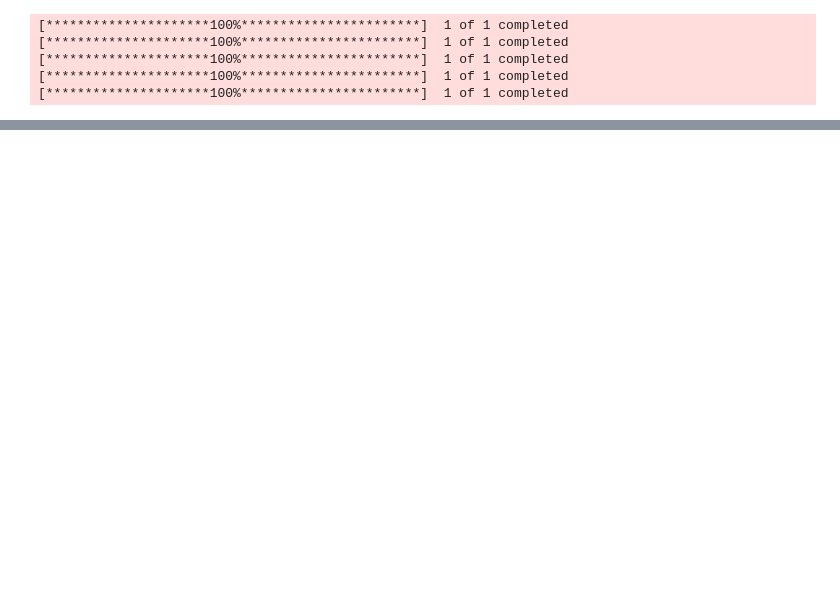
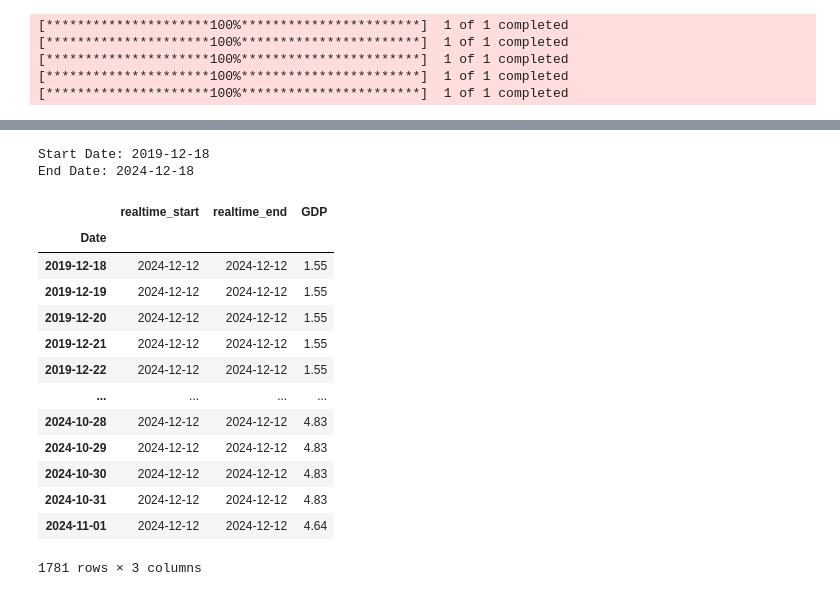
Before and after one commit to Tykher/Stock_Prediction, a Jupyter notebook: Data.ipynb, the cells around one changed output, grey strips where cells are left out. Saved outputs shown, nothing was run; the diff lists cells and outputs as text; code cells hidden in the pictures; blank space fills up the shorter version.

Commit message:
FRED and BLS data

```diff
--- a/Data.ipynb
+++ b/Data.ipynb
@@ -152,0 +123,37 @@ FRED_API_KEY = os.getenv("FRED_API_KEY")
+# %%
+start_date = data.index.min().strftime('%Y-%m-%d')
+end_date = data.index.max().strftime('%Y-%m-%d')
+
+print("Start Date:", start_date)
+print("End Date:", end_date)
+# %% [output]
+Start Date: 2019-12-18
+End Date: 2024-12-18
+# %%
+gdp_data = response.json()
+# %%
+gdp_df = pd.DataFrame(gdp_data['observations'])
+gdp_df['date'] = pd.to_datetime(gdp_df['date'])
+gdp_df['value'] = pd.to_numeric(gdp_df['value'], errors='coerce')
+gdp_df = gdp_df.rename(columns={'date': 'Date', 'value': 'GDP'}).set_index('Date')
+# %%
+gdp_daily = gdp_df.resample('D').ffill()
+# %%
+gdp_daily = gdp_daily[start_date:end_date]
+# %%
+gdp_daily
+# %% [output]
+|  | realtime_start | realtime_end | GDP |
+| Date |  |  |  |
+| 2019-12-18 | 2024-12-12 | 2024-12-12 | 1.55 |
+| 2019-12-19 | 2024-12-12 | 2024-12-12 | 1.55 |
+| 2019-12-20 | 2024-12-12 | 2024-12-12 | 1.55 |
+| 2019-12-21 | 2024-12-12 | 2024-12-12 | 1.55 |
+| 2019-12-22 | 2024-12-12 | 2024-12-12 | 1.55 |
+| ... | ... | ... | ... |
+| 2024-10-28 | 2024-12-12 | 2024-12-12 | 4.83 |
+| 2024-10-29 | 2024-12-12 | 2024-12-12 | 4.83 |
+| 2024-10-30 | 2024-12-12 | 2024-12-12 | 4.83 |
+| 2024-10-31 | 2024-12-12 | 2024-12-12 | 4.83 |
+| 2024-11-01 | 2024-12-12 | 2024-12-12 | 4.64 |
+1781 rows × 3 columns
```
Also changed, not shown: parts of 25 cells of this notebook.
